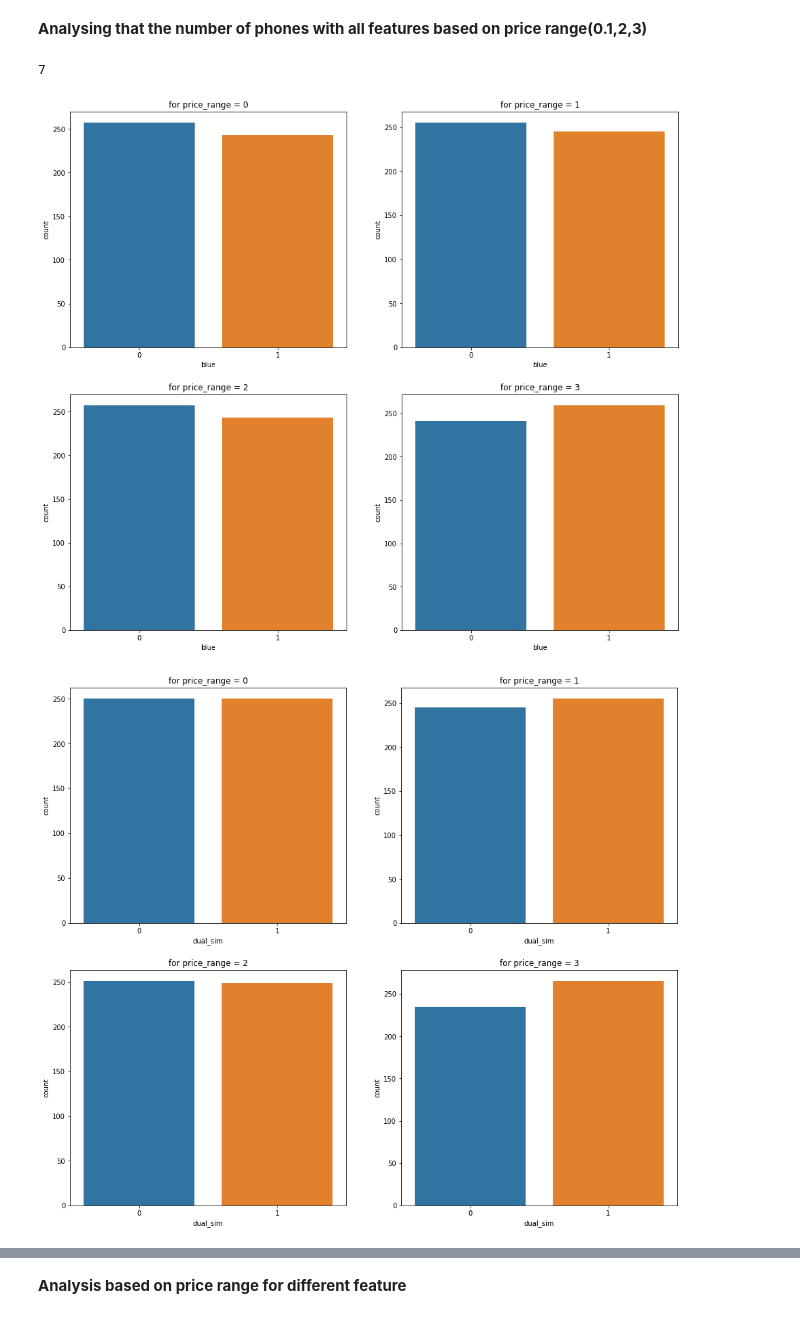
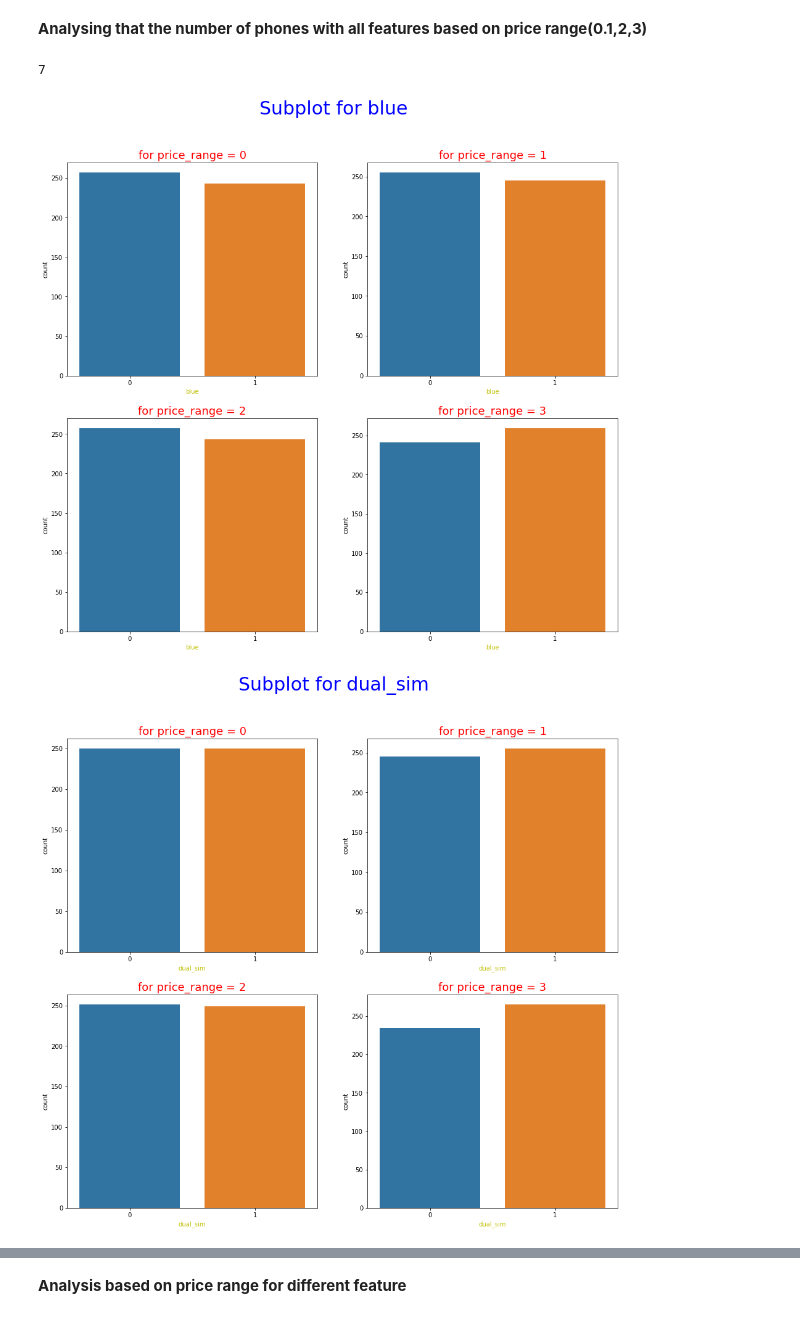
Before and after one commit to nitishkumar34/mobile-price, a Jupyter notebook: capstone_3.ipynb, the cells around one changed output, grey strips where cells are left out. Drawn from its saved outputs; the diff is of its cells as text; code cells hidden in the pictures.

```diff
--- a/capstone_3.ipynb
+++ b/capstone_3.ipynb
@@ -211,9 +211,9 @@ Each price range have equal mobiles
 **Counting mobiles based on feature**
 # %%
 # Plot showing countplot  for  each categorical variable
-fig, axs = plt.subplots(1, len(categoricals), figsize=(21,4))
+fig, axs = plt.subplots(1, len(categoricals), figsize=(25,4))
 
 for i in range(len(categoricals)):
     sns.countplot(x=df[categoricals[i]], ax=axs[i])
-    axs[i].set_ylabel('')
+    axs[i].set_xlabel(f'Countplot of {categoricals[i]}    ',color='y')
 # %% [output]
@@ -223,15 +223,17 @@ for i in range(len(categoricals)):
 # %%
 # Countplot of three g sim for each price range
 #fig, axs = plt.subplots(2,2, figsize=(16, 14))
 length = len(categoricals)
 print(length)
 for j in range(length):
+
   fig, axs = plt.subplots(2,2, figsize=(16, 14))
+  plt.suptitle(f'Subplot for {categoricals[j]}', size=30,color='b')
   for i in range(4):
         sns.countplot(x=df[df['price_range']==i][categoricals[j]] , ax=axs[i//2][i%2])
-        axs[i//2][i%2].set_xlabel(categoricals[j])
-        axs[i//2][i%2].set_title(f'for price_range = {i}')
+        axs[i//2][i%2].set_xlabel(categoricals[j],color='y')
+        axs[i//2][i%2].set_title(f'for price_range = {i}',color='r',size=18)
 # %% [output]
 7
-[figure, old version]
+[figure, new version]
-[figure, old version]
+[figure, new version]
```
Also changed, not shown: parts of 42 cells of this notebook.
